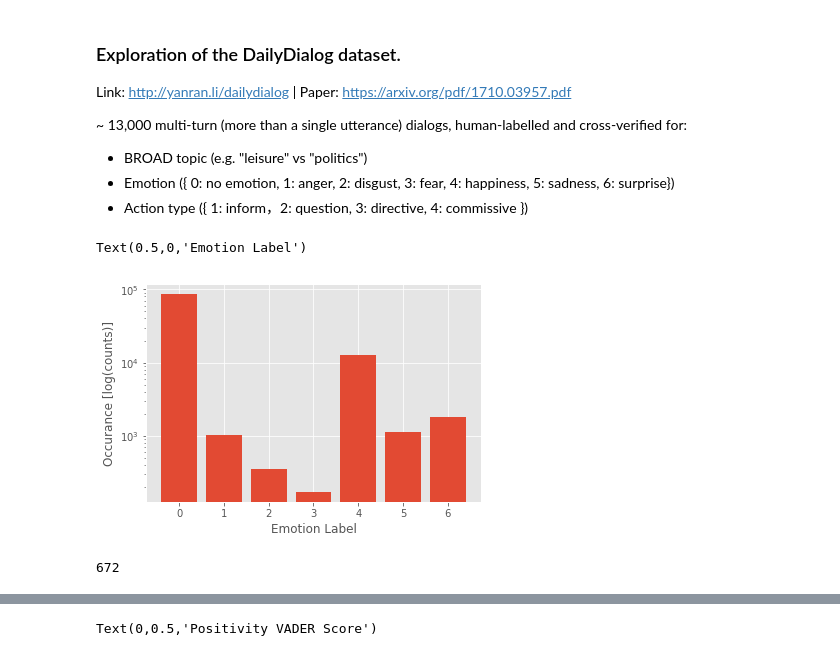
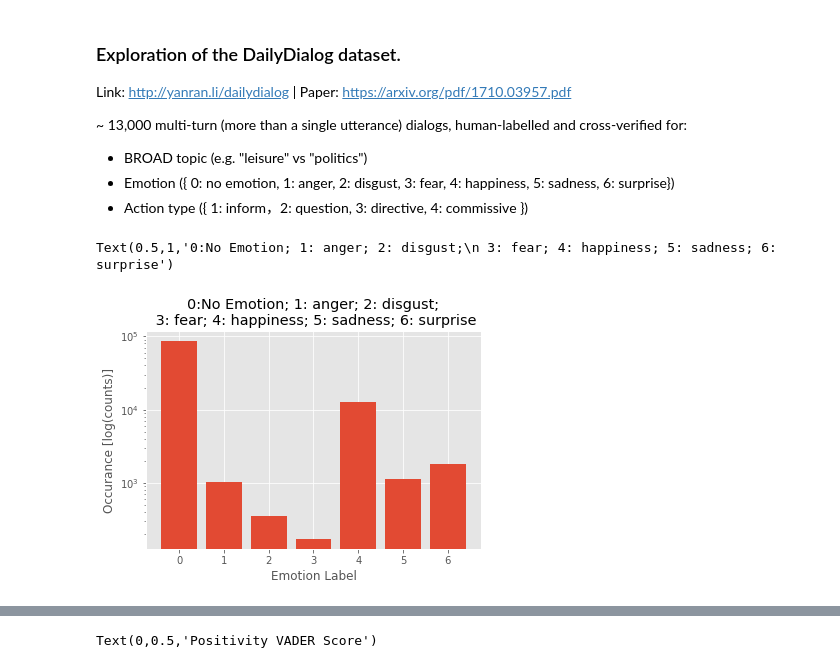
Before and after one commit to SaulAryehKohn/robo-recall, a Jupyter notebook: notebooks/Exploratory_data_analysis.ipynb, the cells around one changed output, grey strips where cells are left out. Cells and saved outputs as stored; diff of their text form; code cells hidden in the pictures.

```diff
--- a/notebooks/Exploratory_data_analysis.ipynb
+++ b/notebooks/Exploratory_data_analysis.ipynb
@@ -49,20 +49,17 @@ count_arr = [count_dict[k] for k in sorted(count_dict.keys())]
 # %%
 f,ax = plt.subplots()
 ax.bar(range(7),count_arr)
 ax.set_yscale('log')
 ax.set_ylabel('Occurance [log(counts)]')
 ax.set_xlabel('Emotion Label')
+ax.set_title('0:No Emotion; 1: anger; 2: disgust;\n 3: fear; 4: happiness; 5: sadness; 6: surprise')
 # %% [output]
-Text(0.5,0,'Emotion Label')
+Text(0.5,1,'0:No Emotion; 1: anger; 2: disgust;\n 3: fear; 4: happiness; 5: sadness; 6: surprise')
-[figure, old version]
+[figure, new version]
 # %%
 dialogs_lens = [len(dlg) for dlg in dialogs_sp]
 emotions_lens = [len(emote) for emote in emotions_sp]
 check_data = [dialogs_lens[i] == emotions_lens[i] for i in range(len(emotions_lens))]
-# %%
-check_data.index(False)
-# %% [output]
-672
 # %%
 # Emotion ({ 0: no emotion, 1: anger, 2: disgust, 3: fear, 4: happiness, 5: sadness, 6: surprise})
 all_utterances =  list(itertools.chain.from_iterable(dialogs_sp))
```
Also changed, not shown: parts of 5 cells of this notebook, 4 other files.
